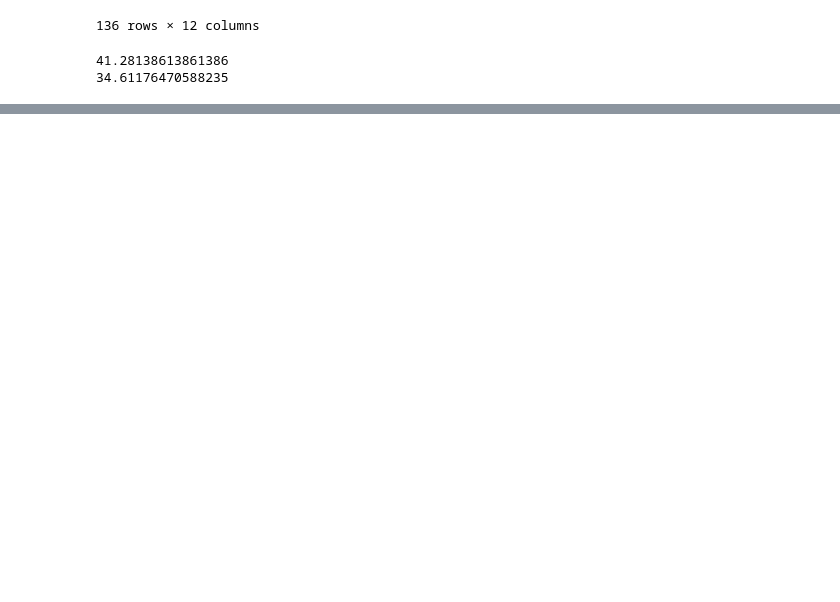
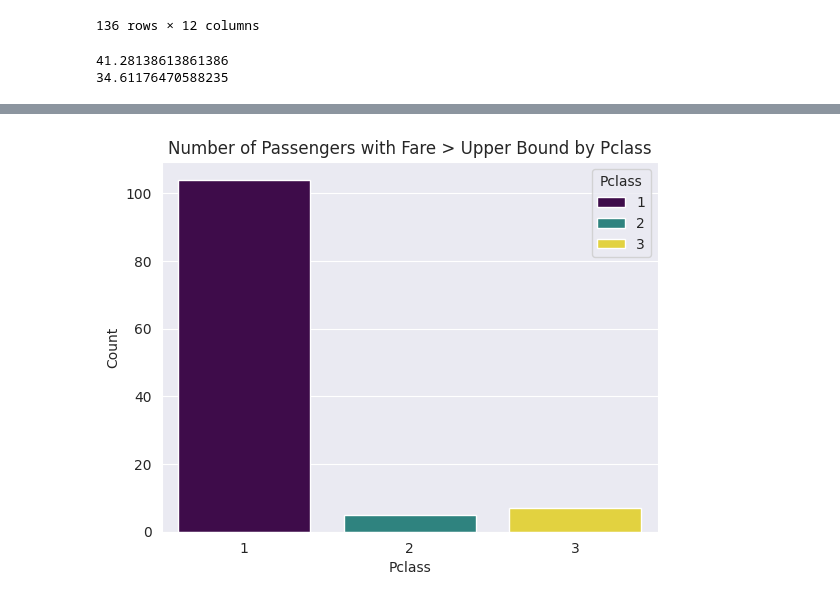
Before and after one commit to UUCompSci/TS-DataAnalytics-SP26, a Jupyter notebook: titanic.ipynb, the cells around one changed output, grey strips where cells are left out. Cells and saved outputs as stored; diff of their text form; code cells hidden in the pictures; blank space fills up the shorter version.

```diff
--- a/titanic.ipynb
+++ b/titanic.ipynb
@@ -147,0 +373,5 @@ print(y)
+# %%
+Q3 , Q1 = 31.000000 , 7.910400
+IQR = Q3 - Q1
+UB = Q3 + 1.5 * IQR
+UB
@@ -147,0 +396,9 @@ print(y)
+# %%
+pclass_counts = df["Pclass"][df["Fare"] > UB].value_counts()
+sns.barplot(x=pclass_counts.index, y=pclass_counts.values, palette="viridis" , hue= pclass_counts.index)
+plt.xlabel("Pclass")
+plt.ylabel("Count")
+plt.title("Number of Passengers with Fare > Upper Bound by Pclass")
+plt.show()
+# %% [output]
+[figure, added]
```
Also changed, not shown: parts of 33 cells of this notebook.
